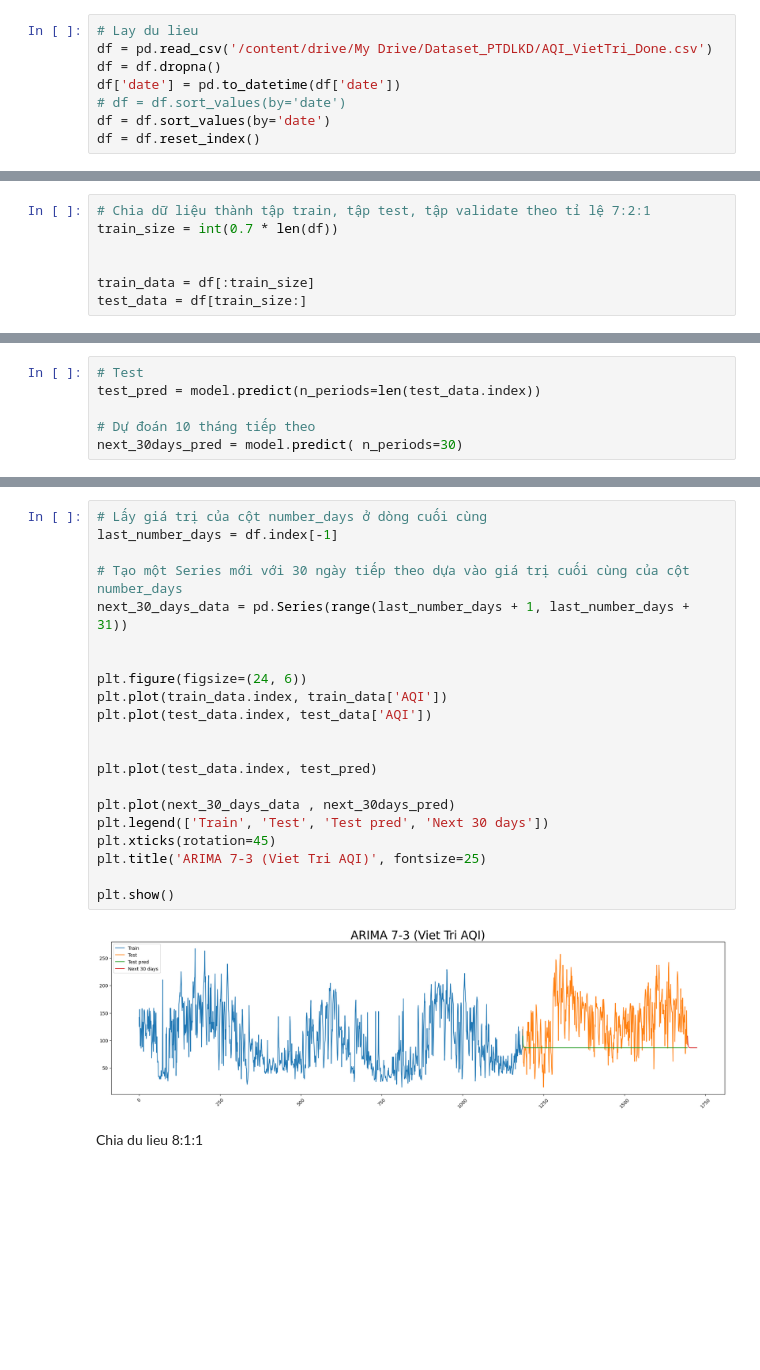
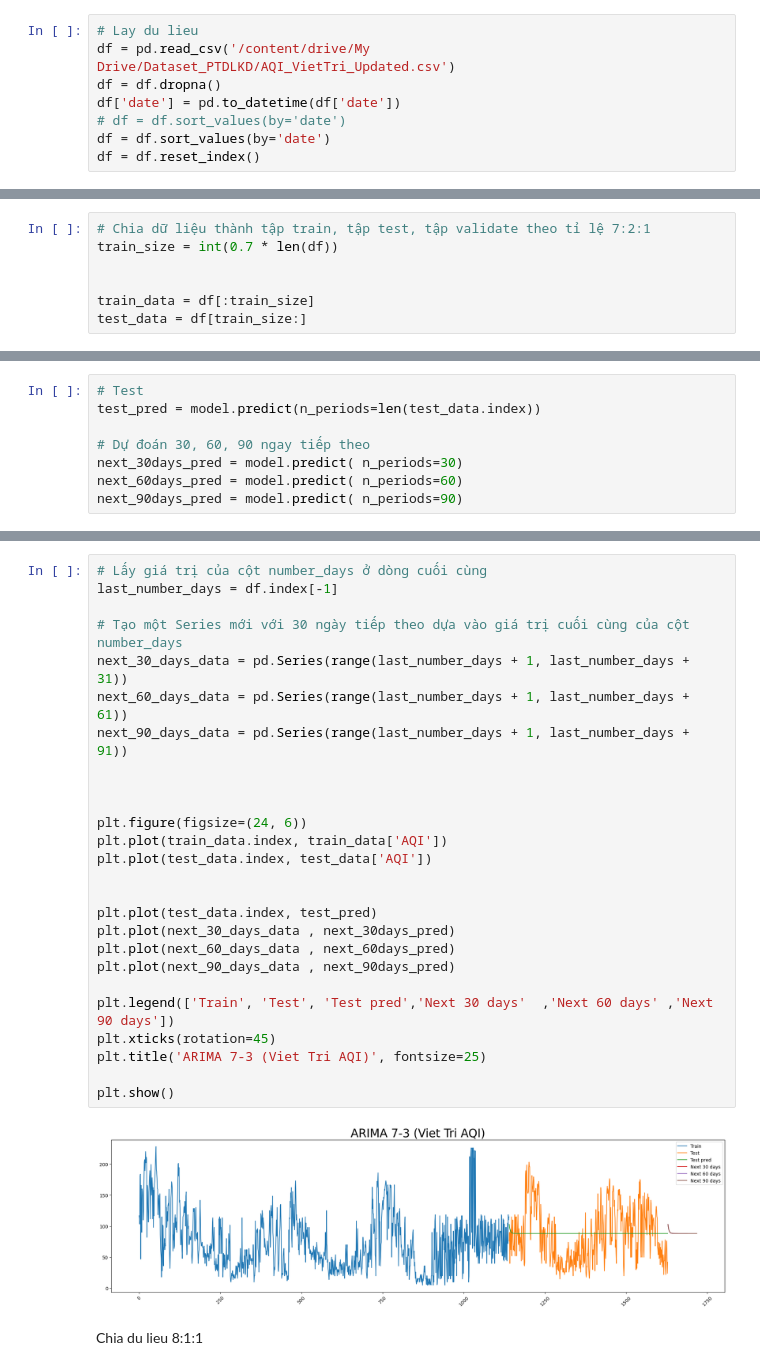
Before and after one commit to ngoctuanuit/IS403_O21_12, a Jupyter notebook: Model/Arima.ipynb, the cells around one changed output, grey strips where cells are left out. Cells and saved outputs as stored; diff of their text form; blank space fills up the shorter version.

Commit message:
Add files via upload
update lại dữ liệu tới 1/6, cập nhật dự đoán cho 30, 60, 90 ngày

```diff
--- a/Model/Arima.ipynb
+++ b/Model/Arima.ipynb
@@ -482,7 +608,7 @@ plt.show()
 **Du doan cho du lieu Viet Tri**
 # %%
 # Lay du lieu
-df = pd.read_csv('/content/drive/My Drive/Dataset_PTDLKD/AQI_VietTri_Done.csv')
+df = pd.read_csv('/content/drive/My Drive/Dataset_PTDLKD/AQI_VietTri_Updated.csv')
 df = df.dropna()
 df['date'] = pd.to_datetime(df['date'])
 # df = df.sort_values(by='date')
@@ -535,5 +661,7 @@ ARIMA(order=(1, 1, 2), scoring_args={}, suppress_warnings=True,
 # Test
 test_pred = model.predict(n_periods=len(test_data.index))
 
-# Dự đoán 10 tháng tiếp theo
+# Dự đoán 30, 60, 90 ngay tiếp theo
 next_30days_pred = model.predict( n_periods=30)
+next_60days_pred = model.predict( n_periods=60)
+next_90days_pred = model.predict( n_periods=90)
@@ -540,26 +683,31 @@ next_30days_pred = model.predict( n_periods=30)
 # %%
 # Lấy giá trị của cột number_days ở dòng cuối cùng
 last_number_days = df.index[-1]
 
 # Tạo một Series mới với 30 ngày tiếp theo dựa vào giá trị cuối cùng của cột number_days
 next_30_days_data = pd.Series(range(last_number_days + 1, last_number_days + 31))
+next_60_days_data = pd.Series(range(last_number_days + 1, last_number_days + 61))
+next_90_days_data = pd.Series(range(last_number_days + 1, last_number_days + 91))
+
 
 
 plt.figure(figsize=(24, 6))
 plt.plot(train_data.index, train_data['AQI'])
 plt.plot(test_data.index, test_data['AQI'])
 
 
 plt.plot(test_data.index, test_pred)
+plt.plot(next_30_days_data , next_30days_pred)
+plt.plot(next_60_days_data , next_60days_pred)
+plt.plot(next_90_days_data , next_90days_pred)
 
-plt.plot(next_30_days_data , next_30days_pred)
-plt.legend(['Train', 'Test', 'Test pred', 'Next 30 days'])
+plt.legend(['Train', 'Test', 'Test pred','Next 30 days'  ,'Next 60 days' ,'Next 90 days'])
 plt.xticks(rotation=45)
 plt.title('ARIMA 7-3 (Viet Tri AQI)', fontsize=25)
 
 plt.show()
 # %% [output]
-[figure, old version]
+[figure, new version]
 # %% [markdown]
 Chia du lieu 8:1:1
 # %%
```
Also changed, not shown: parts of 39 cells of this notebook, 1 other file.
